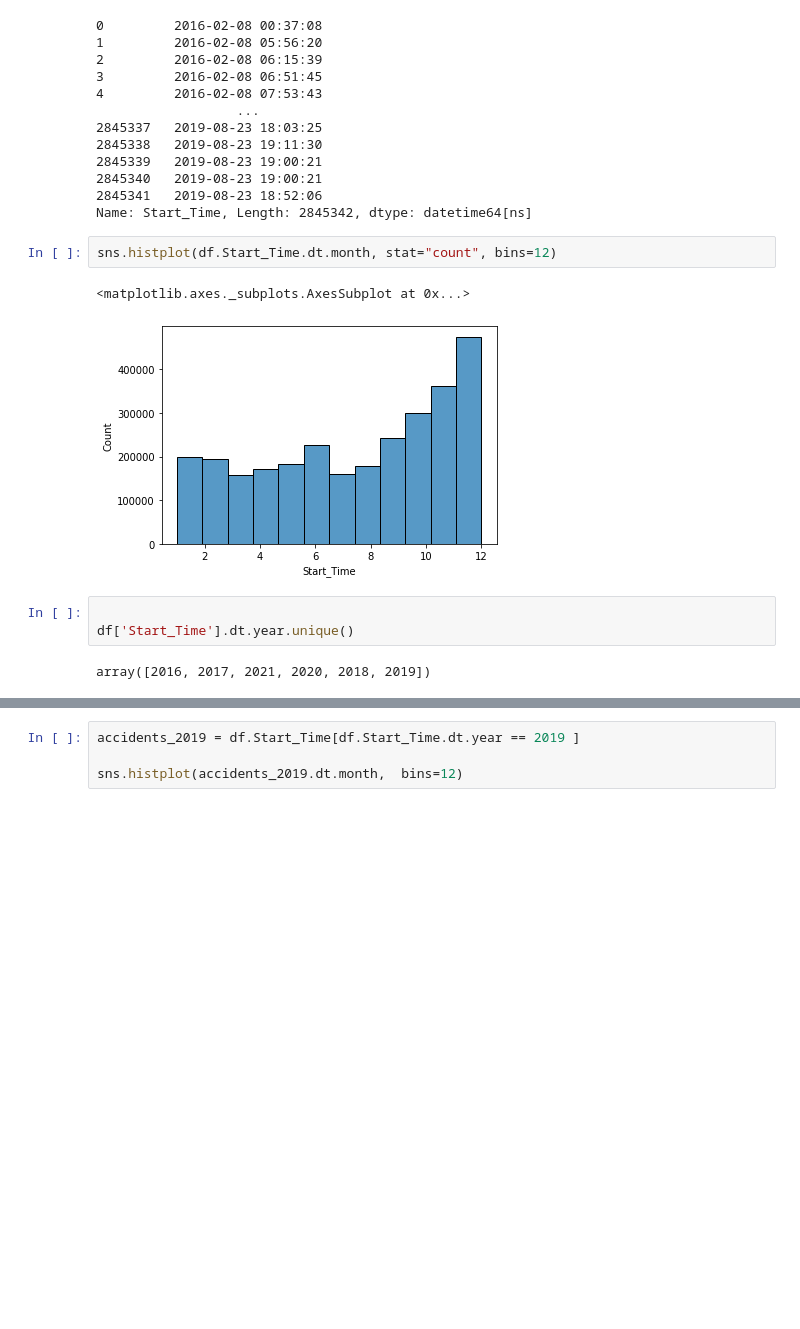
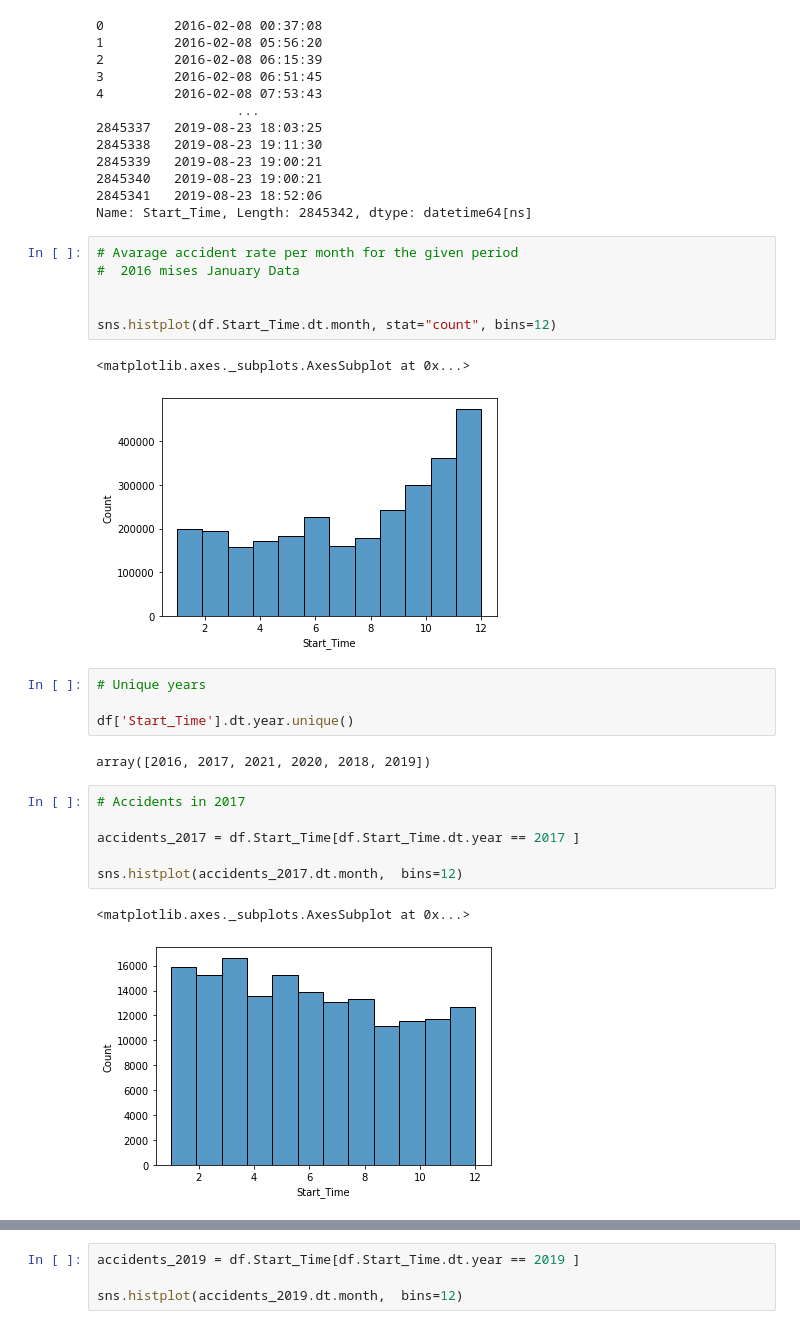
Before and after one commit to MutwiriFrank/US_accident_Exploratory_data_analysis, a Jupyter notebook: US_accidents_explaratory_data_analysis.ipynb, the cells around one changed output, grey strips where cells are left out. Drawn from its saved outputs; the diff is of its cells as text; blank space fills up the shorter version.

```diff
--- a/US_accidents_explaratory_data_analysis.ipynb
+++ b/US_accidents_explaratory_data_analysis.ipynb
@@ -270,13 +274,27 @@ df.Start_Time
 2845341   2019-08-23 18:52:06
 Name: Start_Time, Length: 2845342, dtype: datetime64[ns]
 # %%
+# Avarage accident rate per month for the given period
+#  2016 mises January Data
+
+
 sns.histplot(df.Start_Time.dt.month, stat="count", bins=12)
 # %% [output]
 <matplotlib.axes._subplots.AxesSubplot at 0x...>
 [figure]
 # %%
+# Unique years
 
 df['Start_Time'].dt.year.unique()
 # %% [output]
 array([2016, 2017, 2021, 2020, 2018, 2019])
+# %%
+# Accidents in 2017
+
+accidents_2017 = df.Start_Time[df.Start_Time.dt.year == 2017 ]
+
+sns.histplot(accidents_2017.dt.month,  bins=12)
+# %% [output]
+<matplotlib.axes._subplots.AxesSubplot at 0x...>
+[figure, added]
 # %%
```
Also changed, not shown: parts of 12 cells of this notebook.
